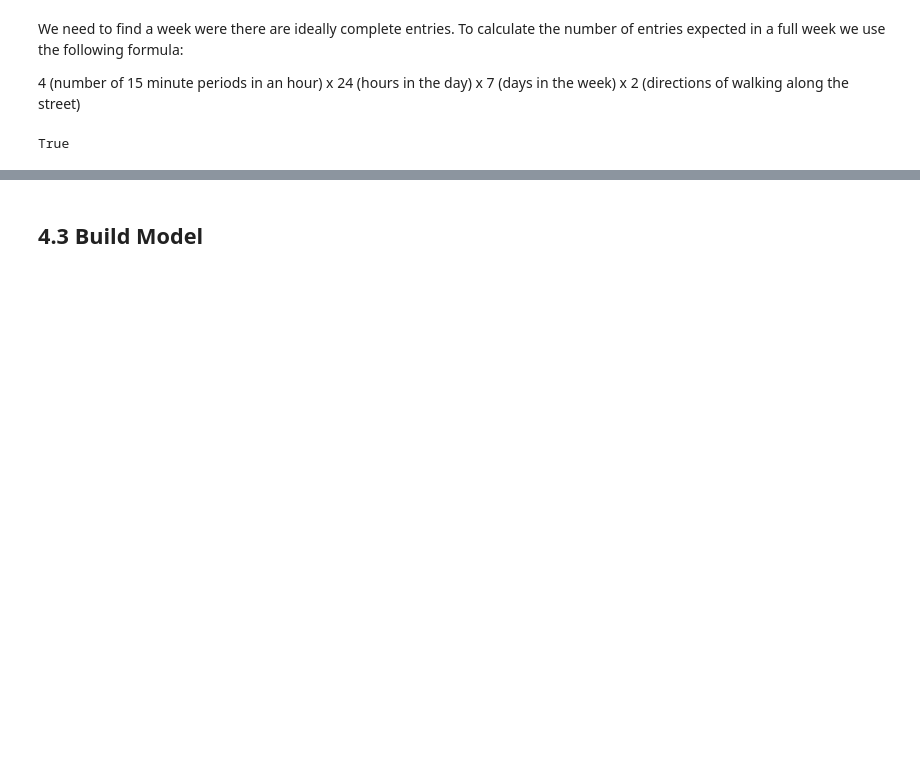
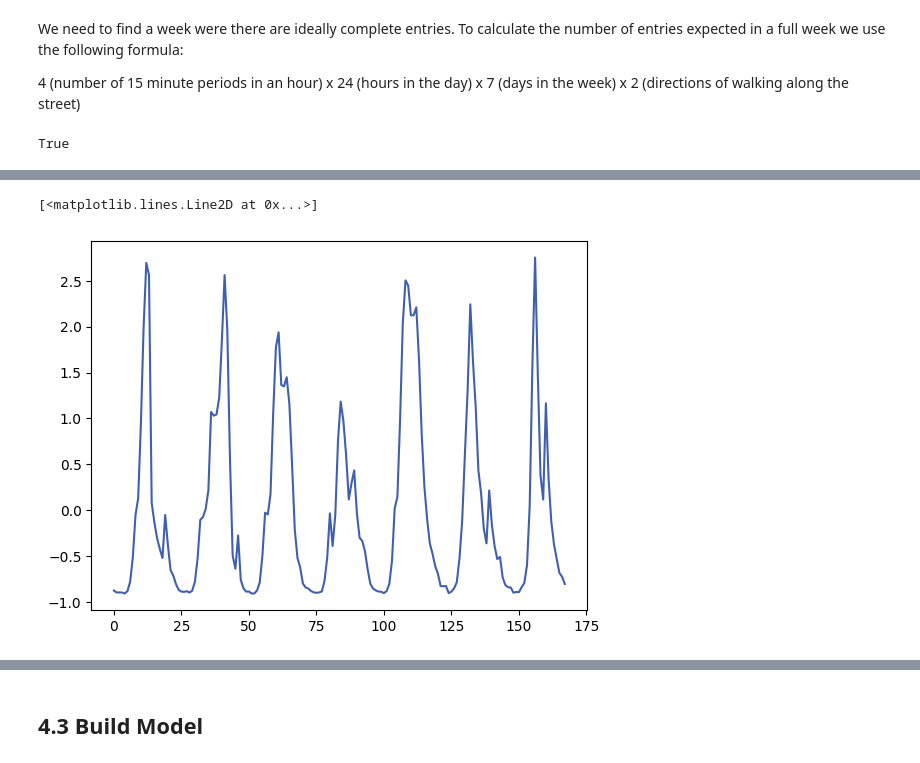
Before and after one commit to carrowmw/mres-project, a Jupyter notebook: analysis_files/4_Modelling.ipynb, the cells around one changed output, grey strips where cells are left out. Drawn from its saved outputs; the diff is of its cells as text; code cells hidden in the pictures; blank space fills up the shorter version.

Commit message:
k means clustering model 0

```diff
--- a/analysis_files/4_Modelling.ipynb
+++ b/analysis_files/4_Modelling.ipynb
@@ -53,8 +70,16 @@ data_resampled['std'] = data_aggregated.resample('h').std()
 # %%
+# X = data_resampled['mean']
+X = data_resampled
+
 from sklearn.preprocessing import StandardScaler
 
 scaler = StandardScaler()
-data_normalized = scaler.fit_transform(data_resampled)
+X = scaler.fit_transform(X)
+# %%
+plt.plot(X[:,0])
+# %% [output]
+[<matplotlib.lines.Line2D at 0x...>]
+[figure, added]
 # %%
 from sklearn.cluster import KMeans
 
```
Also changed, not shown: parts of 17 cells of this notebook, 26 other files.
